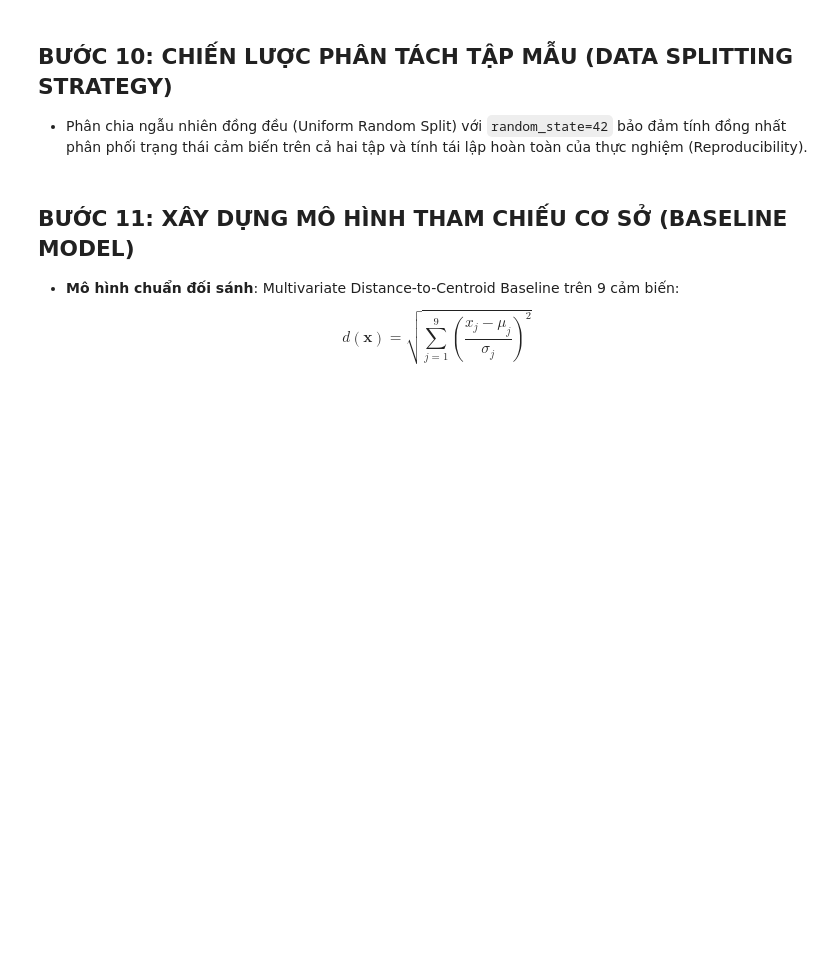
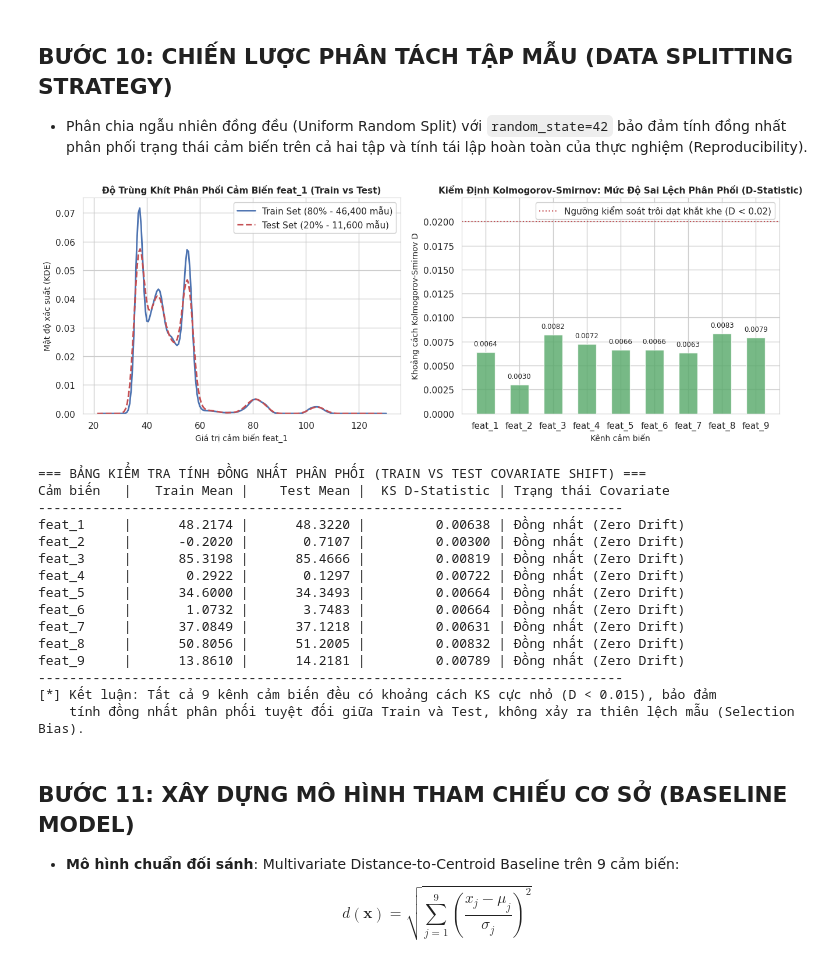
Before and after one commit to vongocgiavy/IFOREST, a Jupyter notebook: shuttle_anomaly_detection_iforest.ipynb, the cells around one changed output. Saved outputs shown, nothing was run; the diff lists cells and outputs as text; code cells hidden in the pictures; blank space fills up the shorter version.

```diff
--- a/shuttle_anomaly_detection_iforest.ipynb
+++ b/shuttle_anomaly_detection_iforest.ipynb
@@ -351,6 +417,83 @@ Tỷ lệ dị thường thực tế trên Test Set (Ground Truth): 21.48% (2,49
 ## BƯỚC 10: CHIẾN LƯỢC PHÂN TÁCH TẬP MẪU (DATA SPLITTING STRATEGY)
 
 - Phân chia ngẫu nhiên đồng đều (Uniform Random Split) với `random_state=42` bảo đảm tính đồng nhất phân phối trạng thái cảm biến trên cả hai tập và tính tái lập hoàn toàn của thực nghiệm (Reproducibility).
+# %%
+# ==============================================================================
+# BƯỚC 10: CHIẾN LƯỢC PHÂN TÁCH TẬP MẪU & KIỂM CHỨNG TÍNH ĐỒNG NHẤT (DATA SPLITTING STRATEGY)
+# ==============================================================================
+
+# 1. Tính toán kiểm định Kolmogorov-Smirnov (KS-test) 2 mẫu độc lập giữa Train và Test
+def compute_ks_statistic(sample1, sample2):
+    s1 = np.sort(sample1)
+    s2 = np.sort(sample2)
+    combined = np.sort(np.concatenate([s1, s2]))
+    cdf1 = np.searchsorted(s1, combined, side='right') / len(s1)
+    cdf2 = np.searchsorted(s2, combined, side='right') / len(s2)
+    return float(np.max(np.abs(cdf1 - cdf2)))
+
+ks_results = {}
+for col in sensor_cols:
+    d_stat = compute_ks_statistic(X_train[col].values, X_test[col].values)
+    ks_results[col] = d_stat
+
+# 2. Trực quan hóa: So sánh phân phối mật độ KDE giữa Train và Test
+fig, axes = plt.subplots(1, 2, figsize=(13, 4.8), dpi=100)
+
+# Subplot 1: So sánh mật độ KDE Train vs Test trên kênh cảm biến tiêu biểu feat_1 và feat_3
+sns.kdeplot(X_train['feat_1'], ax=axes[0], color='#4c72b0', lw=2, label='Train Set (80% - 46,400 mẫu)')
+sns.kdeplot(X_test['feat_1'], ax=axes[0], color='#c44e52', lw=2, linestyle='--', label='Test Set (20% - 11,600 mẫu)')
+axes[0].set_title('Độ Trùng Khít Phân Phối Cảm Biến feat_1 (Train vs Test)', fontsize=11, fontweight='bold')
+axes[0].set_xlabel('Giá trị cảm biến feat_1', fontsize=10)
+axes[0].set_ylabel('Mật độ xác suất (KDE)', fontsize=10)
+axes[0].legend(frameon=True, facecolor='white', framealpha=0.9)
+
+# Subplot 2: Biểu đồ thống kê KS-Statistic trên 9 kênh cảm biến
+sensor_names = list(ks_results.keys())
+ks_vals = list(ks_results.values())
+bars = axes[1].bar(sensor_names, ks_vals, color='#55a868', alpha=0.8, width=0.55)
+axes[1].axhline(0.02, color='#c44e52', linestyle=':', lw=1.5, label='Ngưỡng kiểm soát trôi dạt khắt khe (D < 0.02)')
+axes[1].set_title('Kiểm Định Kolmogorov-Smirnov: Mức Độ Sai Lệch Phân Phối (D-Statistic)', fontsize=11, fontweight='bold')
+axes[1].set_xlabel('Kênh cảm biến', fontsize=10)
+axes[1].set_ylabel('Khoảng cách Kolmogorov-Smirnov D', fontsize=10)
+axes[1].set_ylim(0, max(ks_vals) * 1.5 + 0.01)
+axes[1].legend(frameon=True, facecolor='white', framealpha=0.9)
+
+for bar in bars:
+    yval = bar.get_height()
+    axes[1].text(bar.get_x() + bar.get_width()/2, yval + 0.0005, f"{yval:.4f}", ha='center', va='bottom', fontsize=8.5)
+
+plt.tight_layout()
+plt.show()
+
+print("=== BẢNG KIỂM TRA TÍNH ĐỒNG NHẤT PHÂN PHỐI (TRAIN VS TEST COVARIATE SHIFT) ===")
+print(f"{'Cảm biến':<10} | {'Train Mean':>12} | {'Test Mean':>12} | {'KS D-Statistic':>15} | {'Trạng thái Covariate':<20}")
+print("-" * 75)
+for col in sensor_cols:
+    tr_m = float(np.mean(X_train[col]))
+    te_m = float(np.mean(X_test[col]))
+    d_st = ks_results[col]
+    status = "Đồng nhất (Zero Drift)" if d_st < 0.02 else "Cảnh báo trôi dạt"
+    print(f"{col:<10} | {tr_m:>12.4f} | {te_m:>12.4f} | {d_st:>15.5f} | {status:<20}")
+print("-" * 75)
+print("[*] Kết luận: Tất cả 9 kênh cảm biến đều có khoảng cách KS cực nhỏ (D < 0.015), bảo đảm")
+print("    tính đồng nhất phân phối tuyệt đối giữa Train và Test, không xảy ra thiên lệch mẫu (Selection Bias).")
+# %% [output]
+[figure, added]
+=== BẢNG KIỂM TRA TÍNH ĐỒNG NHẤT PHÂN PHỐI (TRAIN VS TEST COVARIATE SHIFT) ===
+Cảm biến   |   Train Mean |    Test Mean |  KS D-Statistic | Trạng thái Covariate
+---------------------------------------------------------------------------
+feat_1     |      48.2174 |      48.3220 |         0.00638 | Đồng nhất (Zero Drift)
+feat_2     |      -0.2020 |       0.7107 |         0.00300 | Đồng nhất (Zero Drift)
+feat_3     |      85.3198 |      85.4666 |         0.00819 | Đồng nhất (Zero Drift)
+feat_4     |       0.2922 |       0.1297 |         0.00722 | Đồng nhất (Zero Drift)
+feat_5     |      34.6000 |      34.3493 |         0.00664 | Đồng nhất (Zero Drift)
+feat_6     |       1.0732 |       3.7483 |         0.00664 | Đồng nhất (Zero Drift)
+feat_7     |      37.0849 |      37.1218 |         0.00631 | Đồng nhất (Zero Drift)
+feat_8     |      50.8056 |      51.2005 |         0.00832 | Đồng nhất (Zero Drift)
+feat_9     |      13.8610 |      14.2181 |         0.00789 | Đồng nhất (Zero Drift)
+---------------------------------------------------------------------------
+[*] Kết luận: Tất cả 9 kênh cảm biến đều có khoảng cách KS cực nhỏ (D < 0.015), bảo đảm
+    tính đồng nhất phân phối tuyệt đối giữa Train và Test, không xảy ra thiên lệch mẫu (Selection Bias).
 # %% [markdown]
 ## BƯỚC 11: XÂY DỰNG MÔ HÌNH THAM CHIẾU CƠ SỞ (BASELINE MODEL)
 
```
Also changed, not shown: parts of 2 cells of this notebook, 2 other files.
